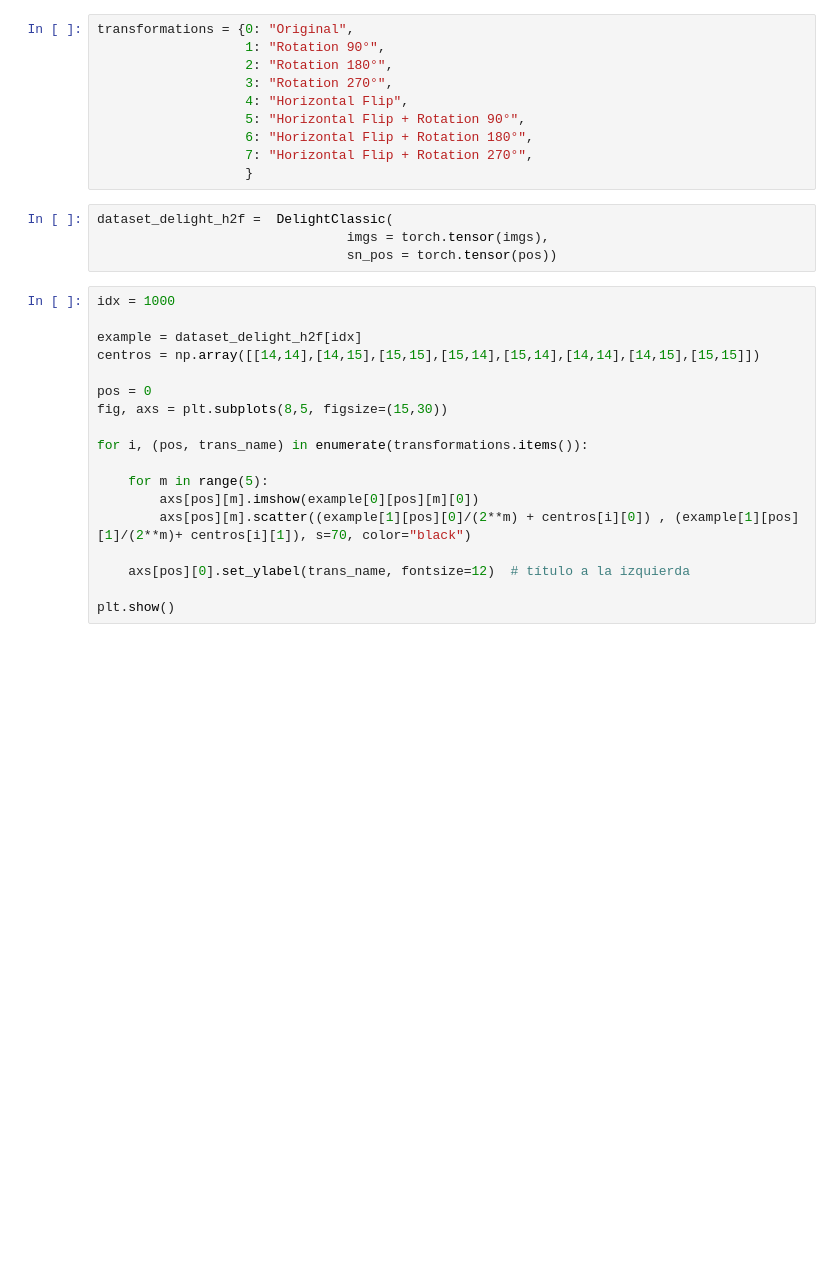
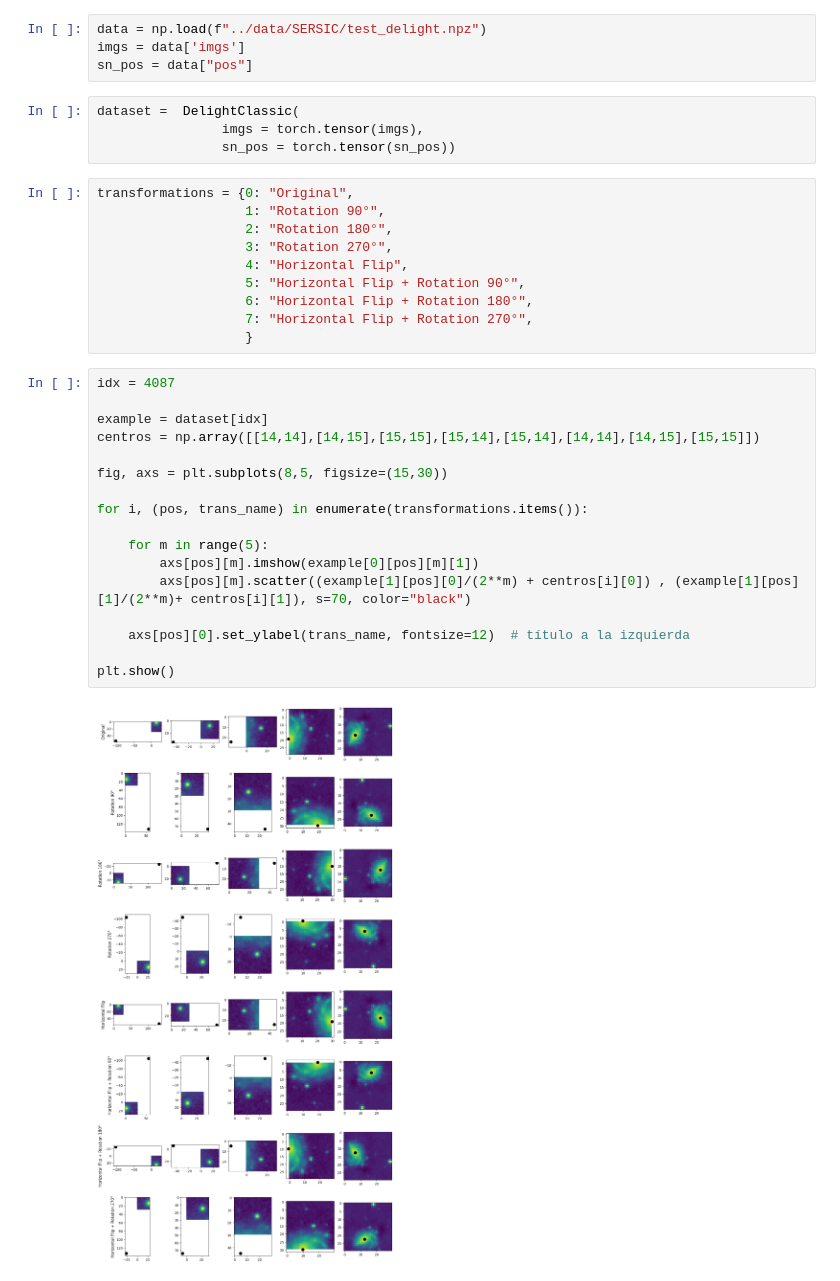
Before and after one commit to AlanMontanares/PRISM, a Jupyter notebook: notebooks/03. View_transformations.ipynb, the cells around one changed output. Cells and saved outputs as stored; diff of their text form; blank space fills up the shorter version.

```diff
--- a/notebooks/03. View_transformations.ipynb
+++ b/notebooks/03. View_transformations.ipynb
@@ -21,3 +27,11 @@ pos = data['pos']
+# %%
+data = np.load(f"../data/SERSIC/test_delight.npz")
+imgs = data['imgs']
+sn_pos = data["pos"]
+# %%
+dataset =  DelightClassic(
+                imgs = torch.tensor(imgs),
+                sn_pos = torch.tensor(sn_pos))
 # %%
 transformations = {0: "Original",
                    1: "Rotation 90°",
@@ -28,25 +42,22 @@ transformations = {0: "Original",
                    6: "Horizontal Flip + Rotation 180°",
                    7: "Horizontal Flip + Rotation 270°",
                    }
-# %%
-dataset_delight_h2f =  DelightClassic(
-                                imgs = torch.tensor(imgs),
-                                sn_pos = torch.tensor(pos))
-# %%
-idx = 1000
-
-example = dataset_delight_h2f[idx]
-centros = np.array([[14,14],[14,15],[15,15],[15,14],[15,14],[14,14],[14,15],[15,15]])
-
-pos = 0
-fig, axs = plt.subplots(8,5, figsize=(15,30))
-
-for i, (pos, trans_name) in enumerate(transformations.items()):
-
-    for m in range(5):
-        axs[pos][m].imshow(example[0][pos][m][0])
-        axs[pos][m].scatter((example[1][pos][0]/(2**m) + centros[i][0]) , (example[1][pos][1]/(2**m)+ centros[i][1]), s=70, color="black")
-
-    axs[pos][0].set_ylabel(trans_name, fontsize=12)  # título a la izquierda
-
-plt.show()
+# %%
+idx = 4087
+
+example = dataset[idx]
+centros = np.array([[14,14],[14,15],[15,15],[15,14],[15,14],[14,14],[14,15],[15,15]])
+
+fig, axs = plt.subplots(8,5, figsize=(15,30))
+
+for i, (pos, trans_name) in enumerate(transformations.items()):
+
+    for m in range(5):
+        axs[pos][m].imshow(example[0][pos][m][1])
+        axs[pos][m].scatter((example[1][pos][0]/(2**m) + centros[i][0]) , (example[1][pos][1]/(2**m)+ centros[i][1]), s=70, color="black")
+
+    axs[pos][0].set_ylabel(trans_name, fontsize=12)  # título a la izquierda
+
+plt.show()
+# %% [output]
+[figure, added]
```
Also changed, not shown: parts of 3 cells of this notebook, 16 other files.
